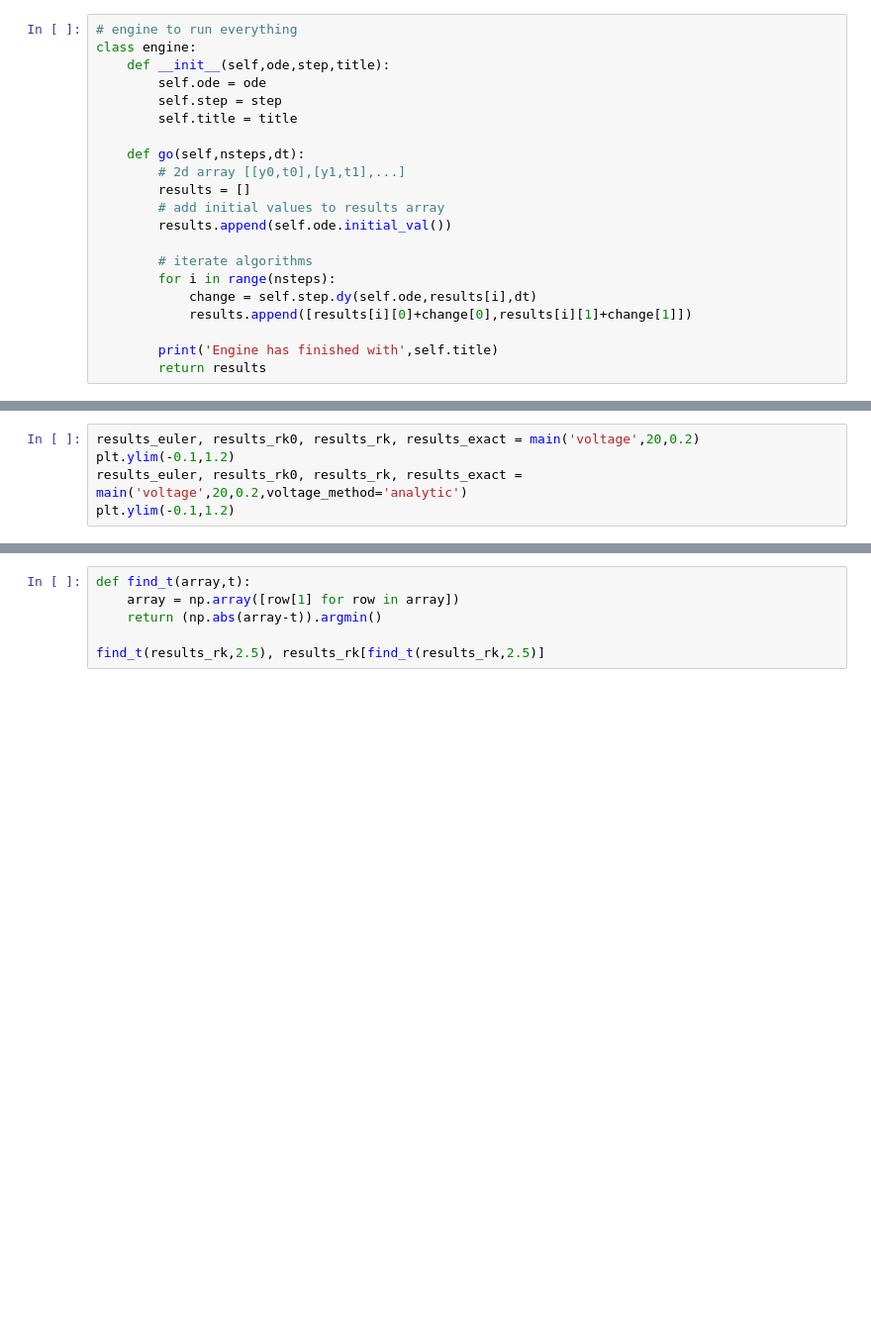
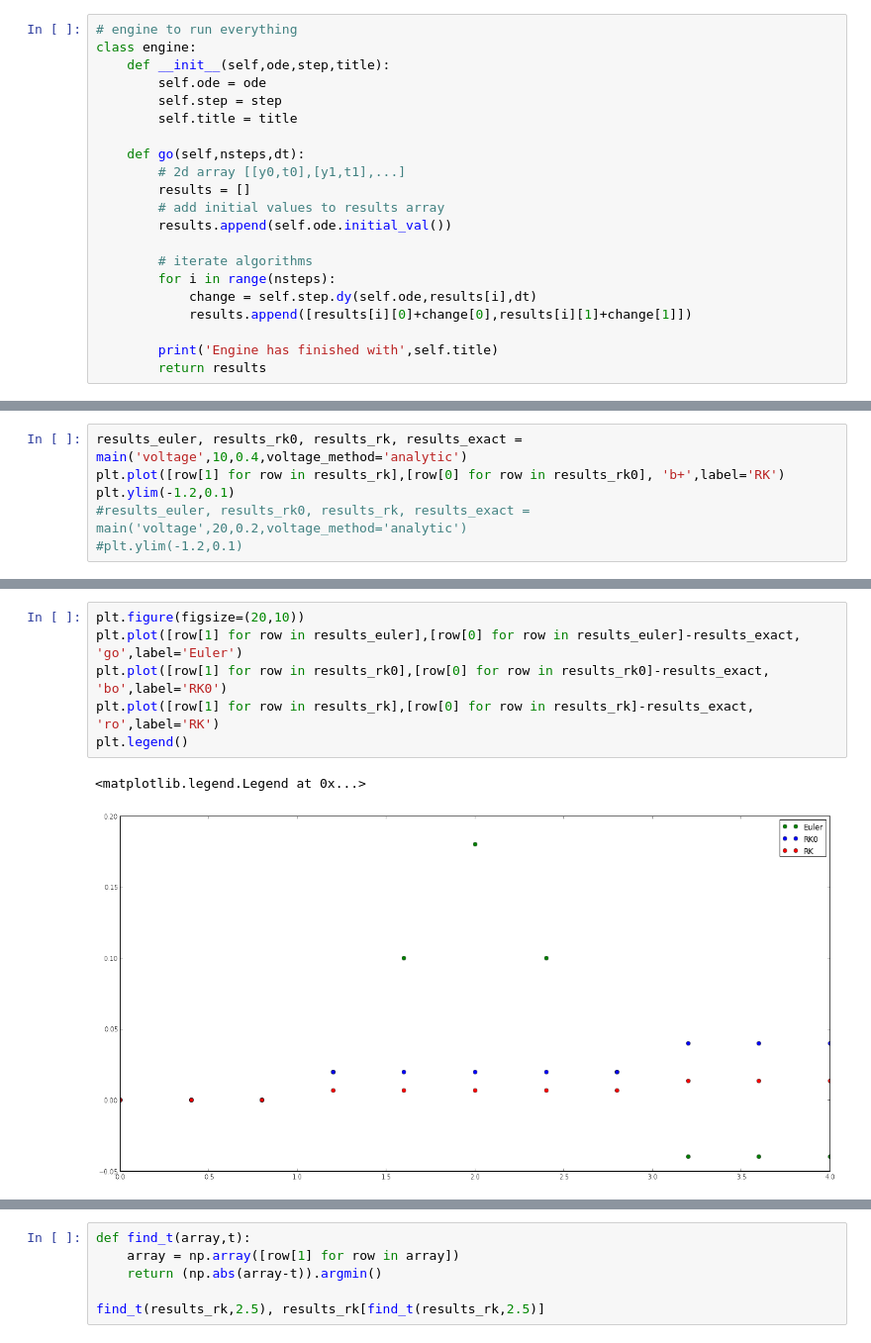
Before and after one commit to calumhrmurray/NumRep, a Jupyter notebook: ode/checkpoint2.ipynb, the cells around one changed output, grey strips where cells are left out. Shown: that part at 99% size. Saved outputs shown, nothing was run; the diff lists cells and outputs as text; blank space fills up the shorter version.

```diff
--- a/ode/checkpoint2.ipynb
+++ b/ode/checkpoint2.ipynb
@@ -194,6 +200,7 @@ plt.plot([row[1] for row in results_rk],[row[0] for row in results_rk]-results_e
 # %%
-results_euler, results_rk0, results_rk, results_exact = main('voltage',20,0.2)
-plt.ylim(-0.1,1.2)
-results_euler, results_rk0, results_rk, results_exact = main('voltage',20,0.2,voltage_method='analytic')
-plt.ylim(-0.1,1.2)
+results_euler, results_rk0, results_rk, results_exact = main('voltage',10,0.4,voltage_method='analytic')
+plt.plot([row[1] for row in results_rk],[row[0] for row in results_rk0], 'b+',label='RK')
+plt.ylim(-1.2,0.1)
+#results_euler, results_rk0, results_rk, results_exact = main('voltage',20,0.2,voltage_method='analytic')
+#plt.ylim(-1.2,0.1)
 # %% [output]
@@ -212,3 +213,12 @@ Engine has finished with RK
+# %%
+plt.figure(figsize=(20,10))
+plt.plot([row[1] for row in results_euler],[row[0] for row in results_euler]-results_exact, 'go',label='Euler')
+plt.plot([row[1] for row in results_rk0],[row[0] for row in results_rk0]-results_exact, 'bo',label='RK0')
+plt.plot([row[1] for row in results_rk],[row[0] for row in results_rk]-results_exact, 'ro',label='RK')
+plt.legend()
+# %% [output]
+<matplotlib.legend.Legend at 0x...>
+[figure, added]
 # %%
 ode = ode_electric_field(1)
 plt.figure(figsize=(20,10))
```
Also changed, not shown: parts of 10 cells of this notebook, 5 other files.
